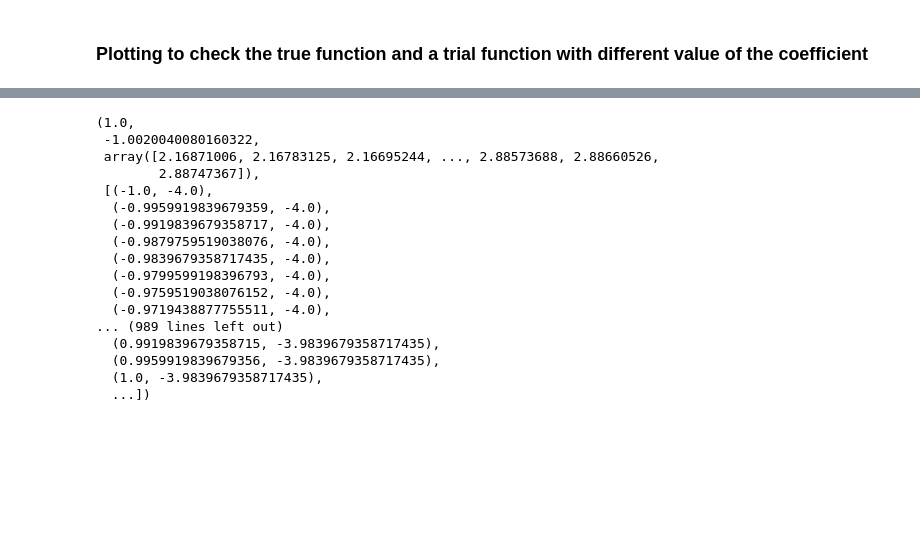
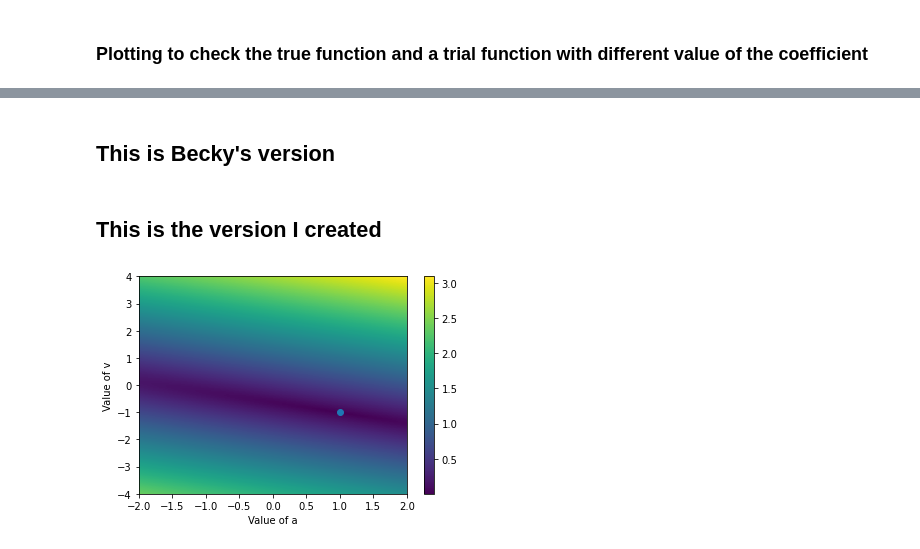
Before and after one commit to bblitz1/practice_codes, a Jupyter notebook: polynomial_fit/work_practice.ipynb, the cells around one changed output, grey strips where cells are left out. Saved outputs shown, nothing was run; the diff lists cells and outputs as text; code cells hidden in the pictures; blank space fills up the shorter version.

Commit message:
Fixed plotting function

```diff
--- a/polynomial_fit/work_practice.ipynb
+++ b/polynomial_fit/work_practice.ipynb
@@ -63,4 +63,4 @@ def fitting(a_low, a_hi, v_low, v_hi, N):
             grid_points.append((a_val, v_val))
     rms = np.array(rms)
     a_fit, v_fit = grid_points[np.argmin(rms)]
-    return (a_fit, v_fit, rms, grid_points)
+    return (a_fit, v_fit, rms, a, v)
@@ -67,23 +69,11 @@ def fitting(a_low, a_hi, v_low, v_hi, N):
 # %%
-fitting(-1,1,-4,4,500)
+# Note that the left hand side has the exact same order of the variables as
+# the return function in the previous cell. That means `a_fit` returned from
+# the function will be saved in `fitted_a_val`, and so forth.
+N = 500
+fitted_a_vals, fitted_v_vals, rms_vals, a_grid_val, v_grid_val = fitting(-2, 2, -4, 4, N)
-# %% [output]
-(1.0,
- -1.0020040080160322,
- array([2.16871006, 2.16783125, 2.16695244, ..., 2.88573688, 2.88660526,
-        2.88747367]),
- [(-1.0, -4.0),
-  (-0.9959919839679359, -4.0),
-  (-0.9919839679358717, -4.0),
-  (-0.9879759519038076, -4.0),
-  (-0.9839679358717435, -4.0),
-  (-0.9799599198396793, -4.0),
-  (-0.9759519038076152, -4.0),
-  (-0.9719438877755511, -4.0),
-... (989 lines left out)
-  (0.9919839679358715, -3.9839679358717435),
-  (0.9959919839679356, -3.9839679358717435),
-  (1.0, -3.9839679358717435),
-  ...])
+# %% [markdown]
+## This is Becky's version
 # %%
 def plotting(a_fit, v_fit, grid_points):
     """
@@ -115,3 +105,32 @@ def plotting(a_fit, v_fit, grid_points):
 #how to use
 #a_fit, v_fit, rms, grid_points = fitting(a_low, a_hi, v_low, v_hi, N)
 #plotting(np.linspace(a_low, a_hi, N), np.linspace(v_low, v_hi, N), rms, grid_points)
+# %% [markdown]
+## This is the version I created
+# %%
+def plotting(fitted_a_vals, fitted_v_vals, a_grid_val, v_grid_val, rms_vals, N=500):
+    """
+    Plots the RMS array as a colormap.
+
+    INPUT:
+    ------
+    a_fit: Best-fit acceleration
+    v_fit: Best-fit velocity
+    rms: Root mean square array
+    grid_points: List of grid points
+
+    OUTPUT: colormap
+    """
+    A, V = np.meshgrid(a_grid_val, v_grid_val)
+    rms_grid = rms_vals.reshape((N, N))
+    plt.pcolormesh(A, V, rms_grid)
+    plt.colorbar()
+    plt.scatter(fitted_a_vals, fitted_v_vals)
+    plt.xlabel('Value of a')
+    plt.ylabel('Value of v')
+
+    plt.show()
+# %%
+plotting(fitted_a_vals, fitted_v_vals, a_grid_val, v_grid_val, rms_vals)
+# %% [output]
+[figure, added]
```
Also changed, not shown: parts of 2 cells of this notebook.
